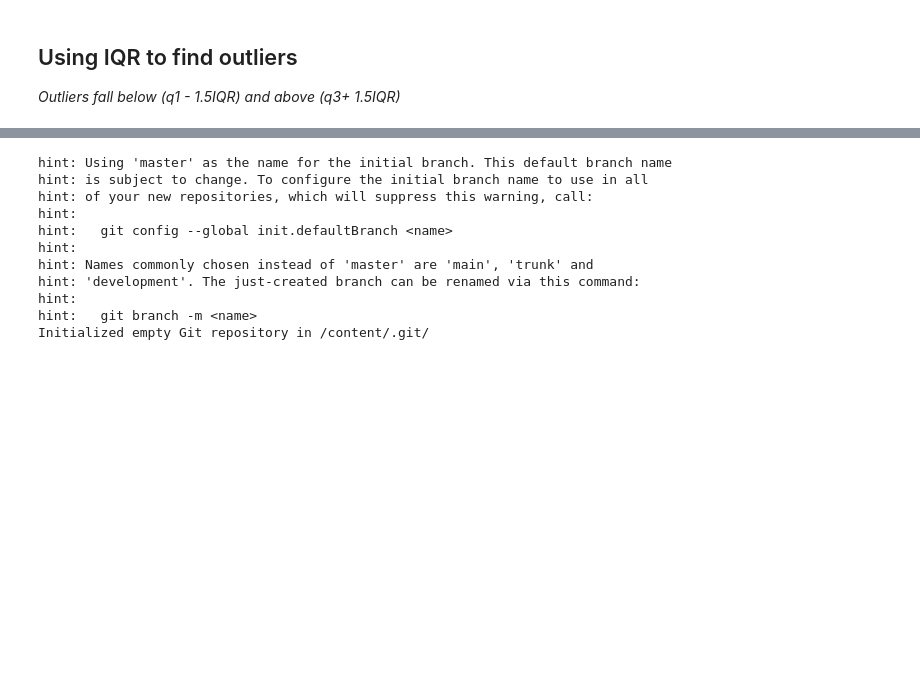
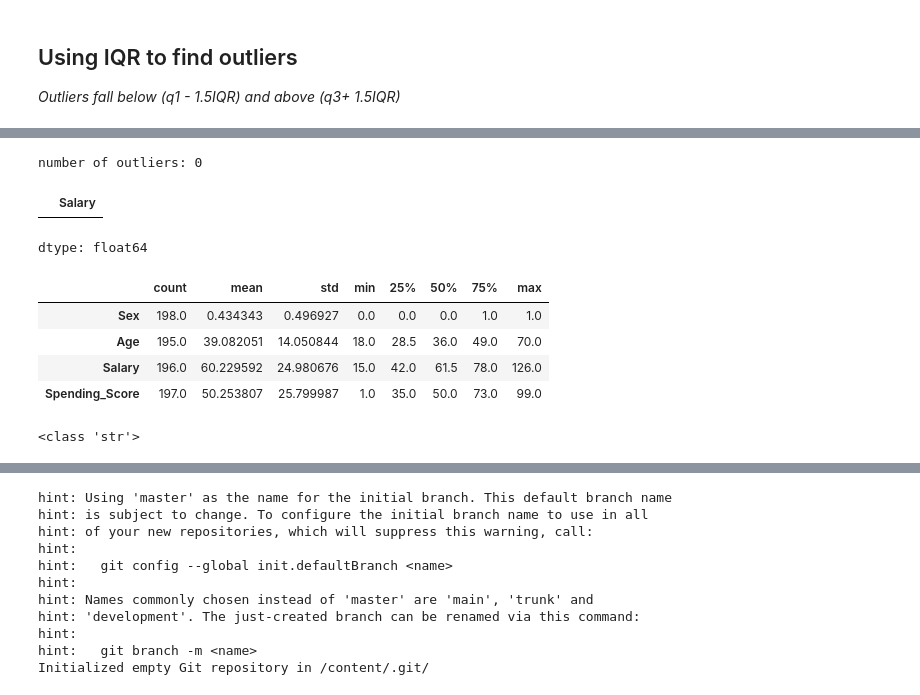
Before and after one commit to Nimsara-boop/IIT_MLandDS, a Jupyter notebook: DataExploringAndPreparing.ipynb, the cells around one changed output, grey strips where cells are left out. Drawn from its saved outputs; the diff is of its cells as text; code cells hidden in the pictures; blank space fills up the shorter version.

Commit message:
finished outliers

```diff
--- a/DataExploringAndPreparing.ipynb
+++ b/DataExploringAndPreparing.ipynb
@@ -224,0 +235,25 @@ def find_outliers_IQR(df):
+# %%
+#dropping outliers
+df.drop(df.index[[198, 199]], inplace=True)
+# %%
+#To verify we can check for outliers again
+outliers = find_outliers_IQR(df['Salary'])
+print("number of outliers: "+str(len(outliers)))
+outliers
+# %% [output]
+number of outliers: 0
+|  | Salary |
+dtype: float64
+# %%
+df.describe().transpose()
+# %% [output]
+|  | count | mean | std | min | 25% | 50% | 75% | max |
+| Sex | 198.0 | 0.434343 | 0.496927 | 0.0 | 0.0 | 0.0 | 1.0 | 1.0 |
+| Age | 195.0 | 39.082051 | 14.050844 | 18.0 | 28.5 | 36.0 | 49.0 | 70.0 |
+| Salary | 196.0 | 60.229592 | 24.980676 | 15.0 | 42.0 | 61.5 | 78.0 | 126.0 |
+| Spending_Score | 197.0 | 50.253807 | 25.799987 | 1.0 | 35.0 | 50.0 | 73.0 | 99.0 |
+# %%
+text = 'this is me'
+print(type(text))
+# %% [output]
+<class 'str'>
```
Also changed, not shown: parts of 5 cells of this notebook.
